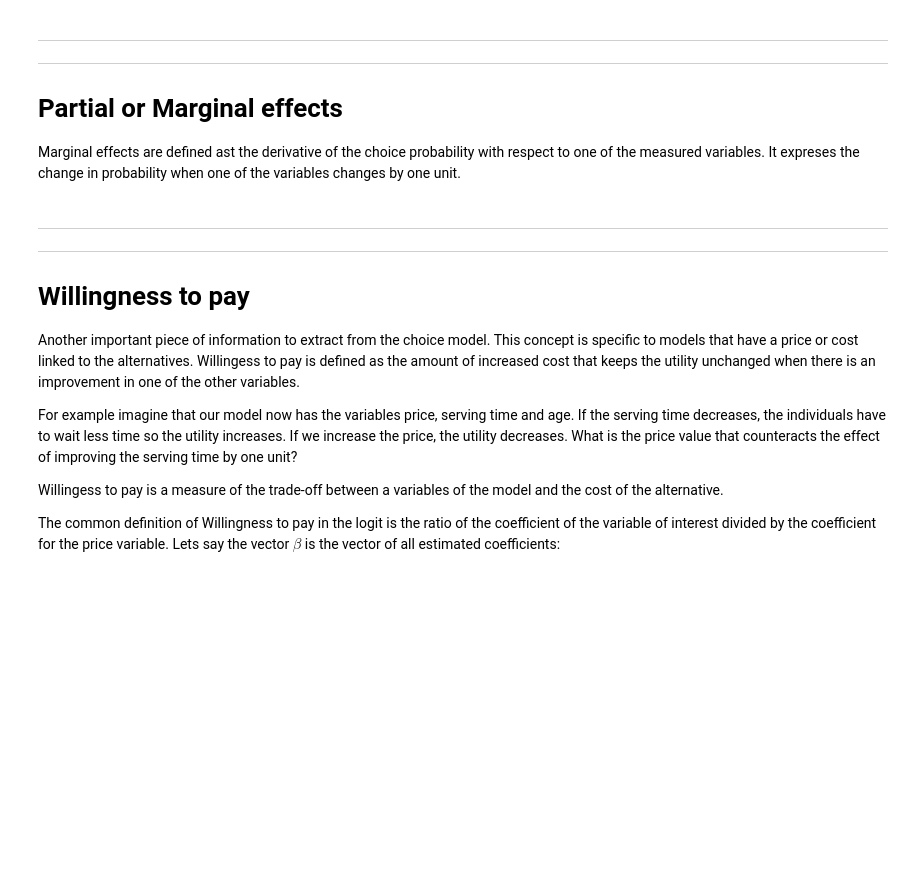
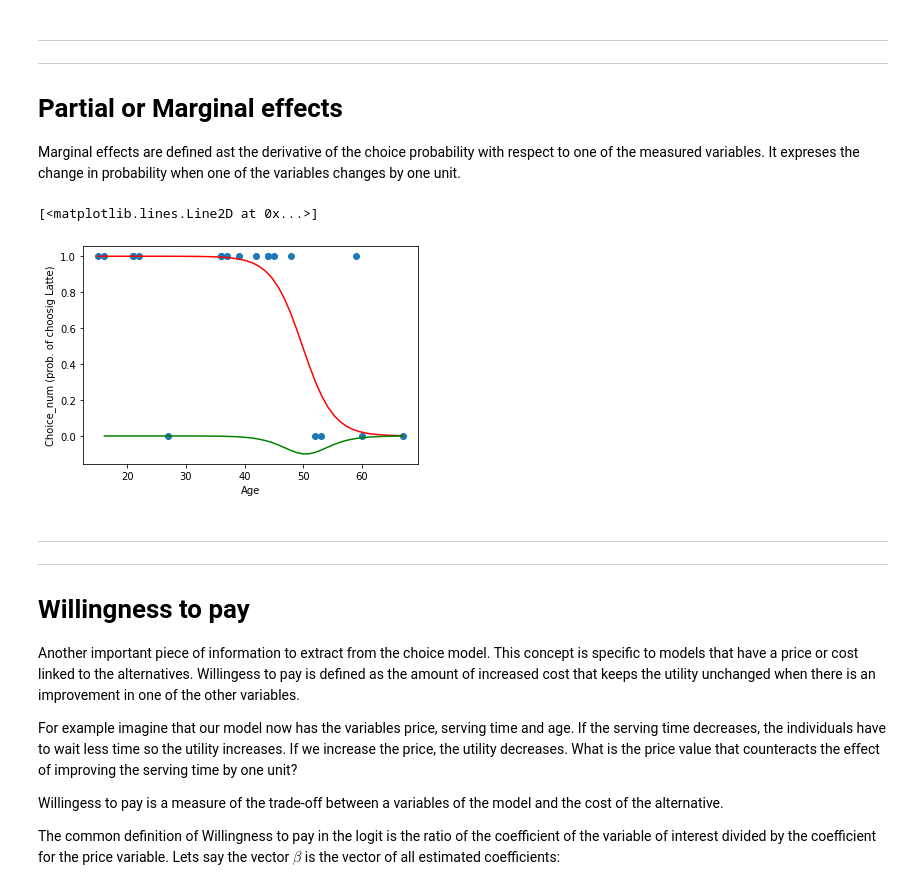
Before and after one commit to pmontman/tmp_choicemodels, a Jupyter notebook: nb/02_choice_model_fundamentals.ipynb, the cells around one changed output. Cells and saved outputs as stored; diff of their text form; code cells hidden in the pictures; blank space fills up the shorter version.

```diff
--- a/nb/02_choice_model_fundamentals.ipynb
+++ b/nb/02_choice_model_fundamentals.ipynb
@@ -430,6 +453,16 @@ NOTE: that elasticity does not neccesarily has to be applied to price, it can be
 # Partial or Marginal effects
 
 Marginal effects are defined ast the derivative of the choice probability with respect to one of the measured variables. It expreses the change in probability when one of the variables changes by one unit.
+# %%
+#@title logit model and marginal effect of age
+plt.scatter(age, choice_num)
+plt.xlabel('Age')
+plt.ylabel('Choice_num (prob. of choosig Latte)')
+plt.plot(base, preds_sig, c='red')
+plt.plot(base[1:], np.diff(preds_sig), c='green')
+# %% [output]
+[<matplotlib.lines.Line2D at 0x...>]
+[figure, added]
 # %% [markdown]
 ---
 ---
```
Also changed, not shown: parts of 3 cells of this notebook.
